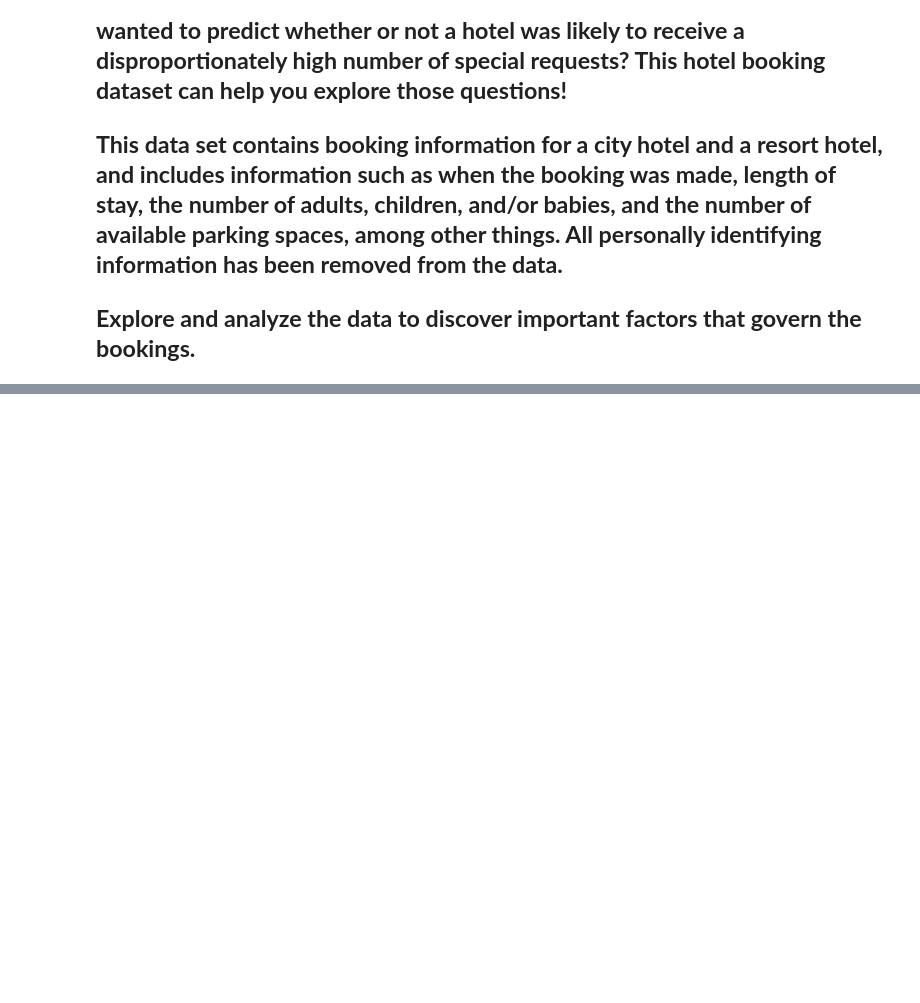
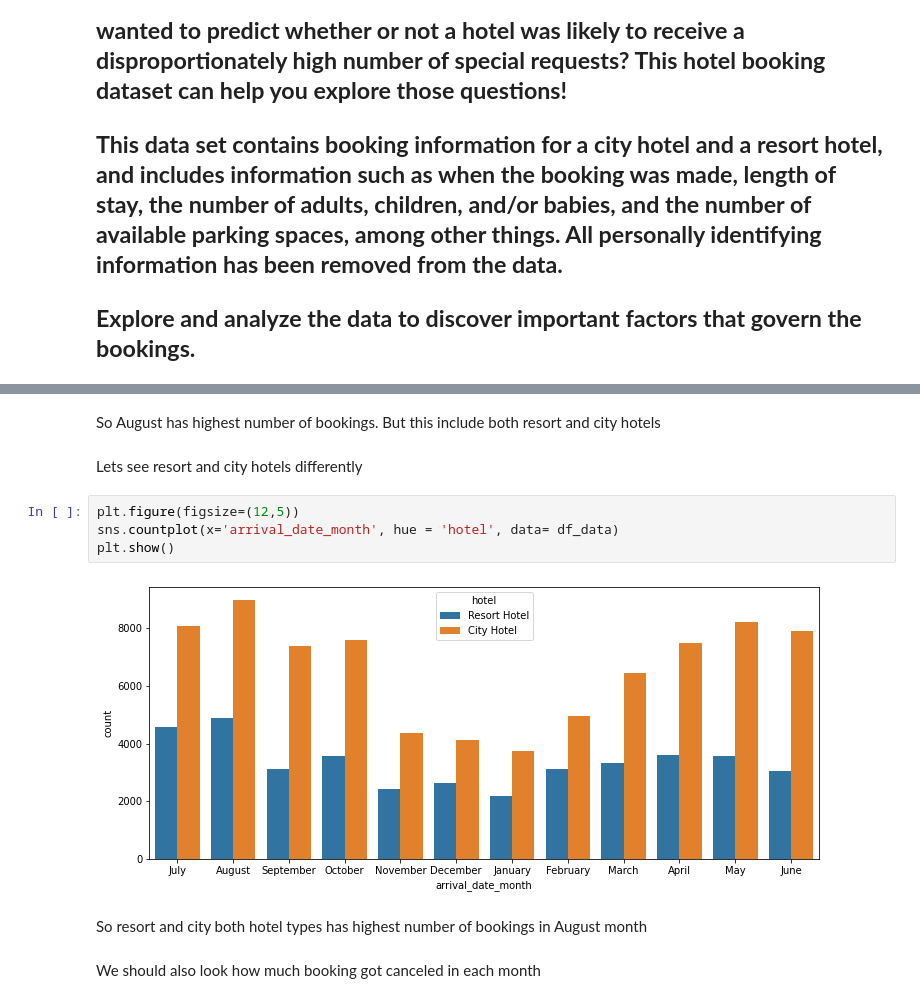
Before and after one commit to Minazuddin37/hotel-booking-analysis, a Jupyter notebook: Hotel_Booking_Analysis_Capstone_Project.ipynb, the cells around one changed output, grey strips where cells are left out. Saved outputs shown, nothing was run; the diff lists cells and outputs as text; blank space fills up the shorter version.

```diff
--- a/Hotel_Booking_Analysis_Capstone_Project.ipynb
+++ b/Hotel_Booking_Analysis_Capstone_Project.ipynb
@@ -436,0 +297,14 @@ these quarters.
+# %% [markdown]
+So August has highest number of bookings. But this include both resort and city hotels
+# %% [markdown]
+Lets see resort and city hotels differently
+# %%
+plt.figure(figsize=(12,5))
+sns.countplot(x='arrival_date_month', hue = 'hotel', data= df_data)
+plt.show()
+# %% [output]
+[figure, added]
+# %% [markdown]
+So resort and city both hotel types has highest number of bookings in August month
+# %% [markdown]
+We should also look how much booking got canceled in each month
```
Also changed, not shown: parts of 199 cells of this notebook.
